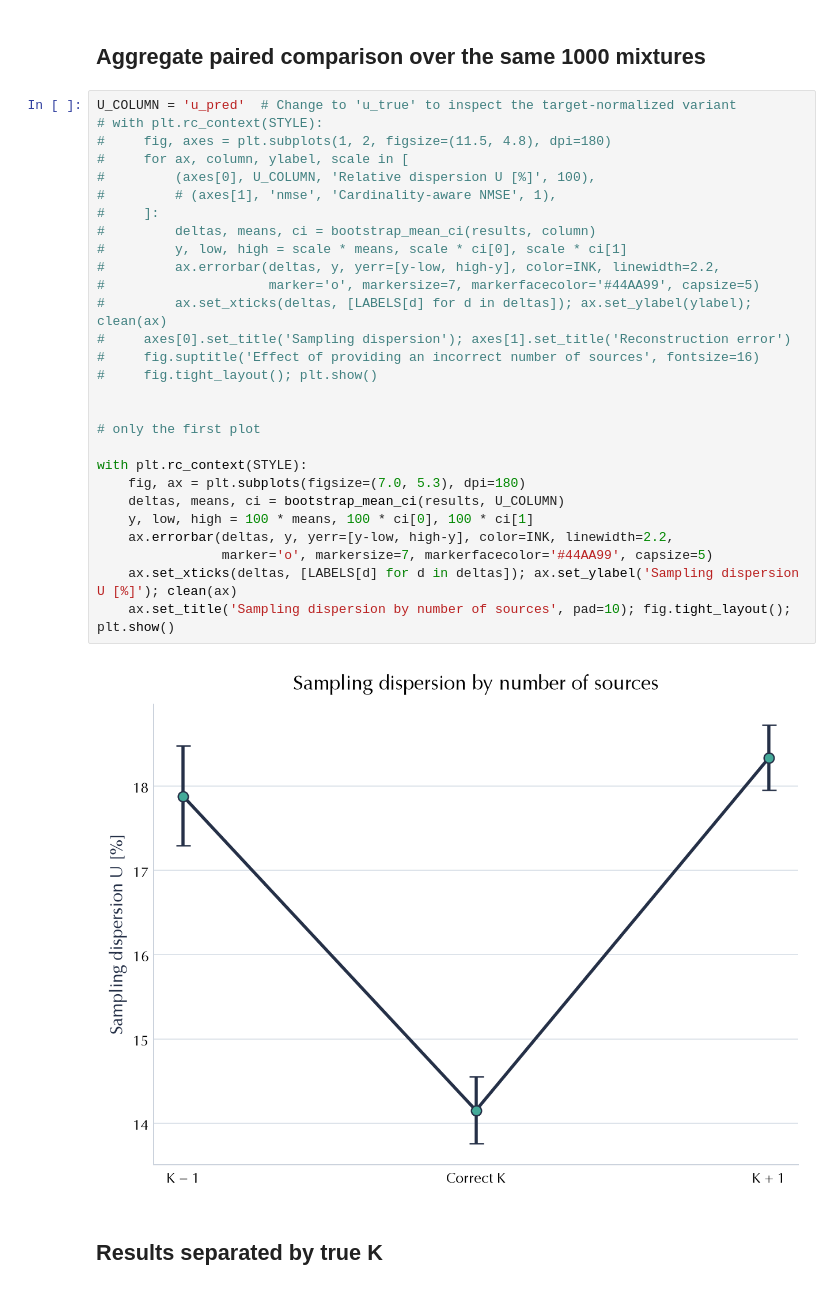
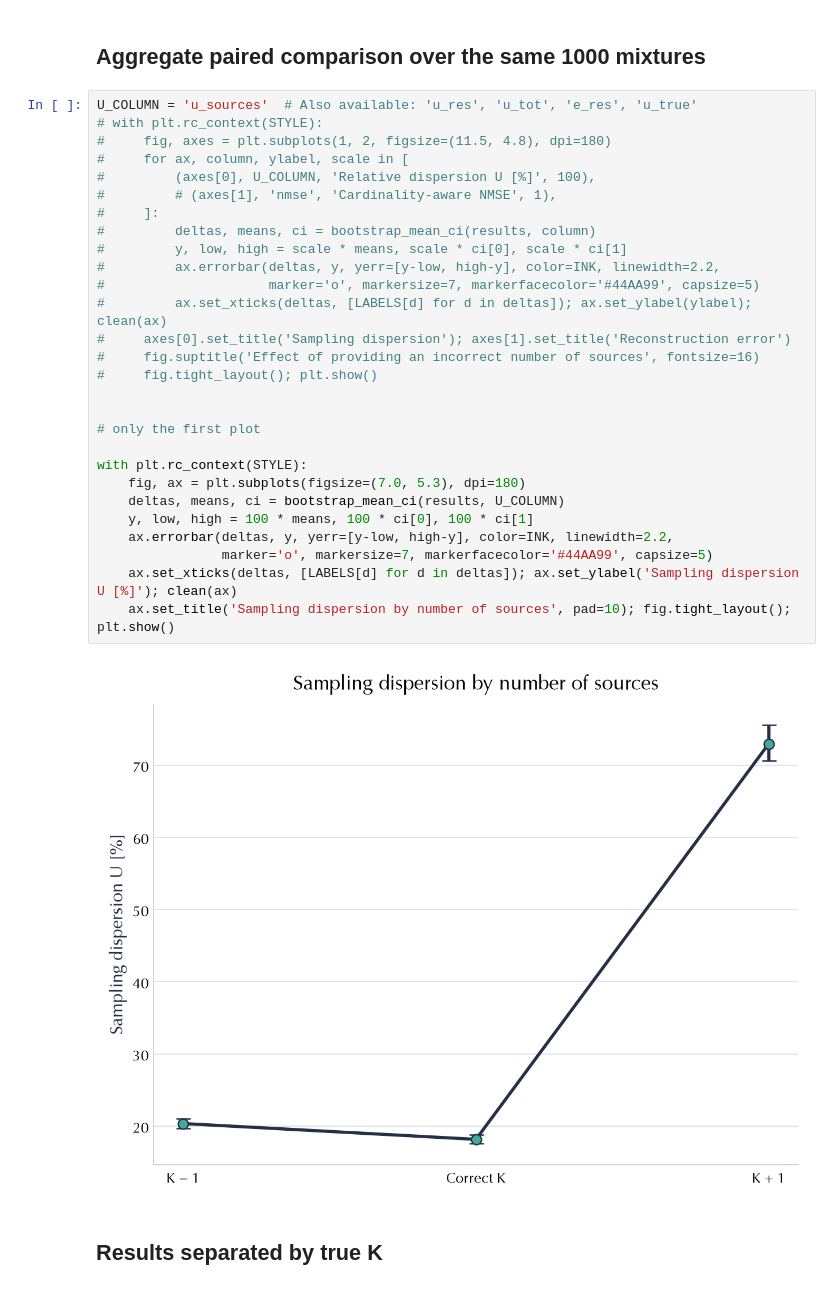
Before and after one commit to TristanDonze/gb-sources-separation, a Jupyter notebook: experiments/03_wrong_k_consensus.ipynb, the cells around one changed output. Saved outputs shown, nothing was run; the diff lists cells and outputs as text.

Commit message:
(feat): added new uncertainty metrics: u_sources, u_res, u_tot, and e_res

```diff
--- a/experiments/03_wrong_k_consensus.ipynb
+++ b/experiments/03_wrong_k_consensus.ipynb
@@ -55,35 +55,35 @@ def clean(ax):
 # %% [markdown]
 ## Aggregate paired comparison over the same 1000 mixtures
 # %%
-U_COLUMN = 'u_pred'  # Change to 'u_true' to inspect the target-normalized variant
+U_COLUMN = 'u_sources'  # Also available: 'u_res', 'u_tot', 'e_res', 'u_true'
 # with plt.rc_context(STYLE):
 #     fig, axes = plt.subplots(1, 2, figsize=(11.5, 4.8), dpi=180)
 #     for ax, column, ylabel, scale in [
 #         (axes[0], U_COLUMN, 'Relative dispersion U [%]', 100),
 #         # (axes[1], 'nmse', 'Cardinality-aware NMSE', 1),
 #     ]:
 #         deltas, means, ci = bootstrap_mean_ci(results, column)
 #         y, low, high = scale * means, scale * ci[0], scale * ci[1]
 #         ax.errorbar(deltas, y, yerr=[y-low, high-y], color=INK, linewidth=2.2,
 #                     marker='o', markersize=7, markerfacecolor='#44AA99', capsize=5)
 #         ax.set_xticks(deltas, [LABELS[d] for d in deltas]); ax.set_ylabel(ylabel); clean(ax)
 #     axes[0].set_title('Sampling dispersion'); axes[1].set_title('Reconstruction error')
 #     fig.suptitle('Effect of providing an incorrect number of sources', fontsize=16)
 #     fig.tight_layout(); plt.show()
 
 
 # only the first plot
 
 with plt.rc_context(STYLE):
     fig, ax = plt.subplots(figsize=(7.0, 5.3), dpi=180)
     deltas, means, ci = bootstrap_mean_ci(results, U_COLUMN)
     y, low, high = 100 * means, 100 * ci[0], 100 * ci[1]
     ax.errorbar(deltas, y, yerr=[y-low, high-y], color=INK, linewidth=2.2,
                 marker='o', markersize=7, markerfacecolor='#44AA99', capsize=5)
     ax.set_xticks(deltas, [LABELS[d] for d in deltas]); ax.set_ylabel('Sampling dispersion U [%]'); clean(ax)
     ax.set_title('Sampling dispersion by number of sources', pad=10); fig.tight_layout(); plt.show()
 # %% [output]
-[figure, old version]
+[figure, new version]
 # %% [markdown]
 ## Results separated by true K
 # %%
```
Also changed, not shown: parts of 2 cells of this notebook, 2 other files.
